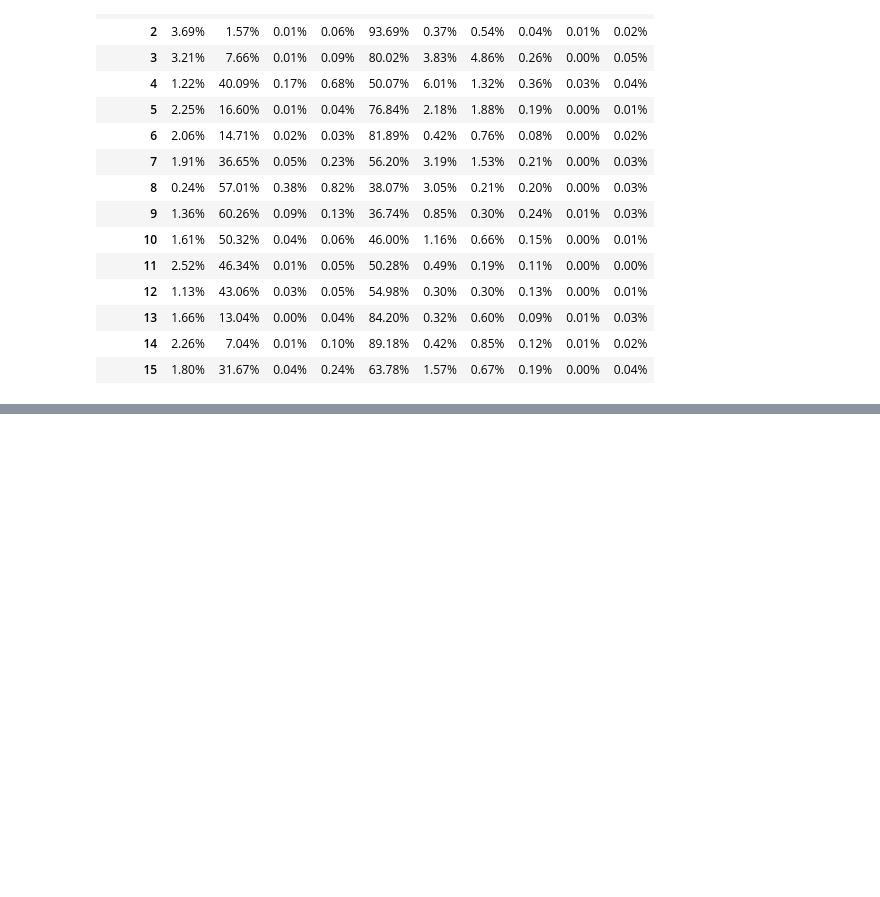
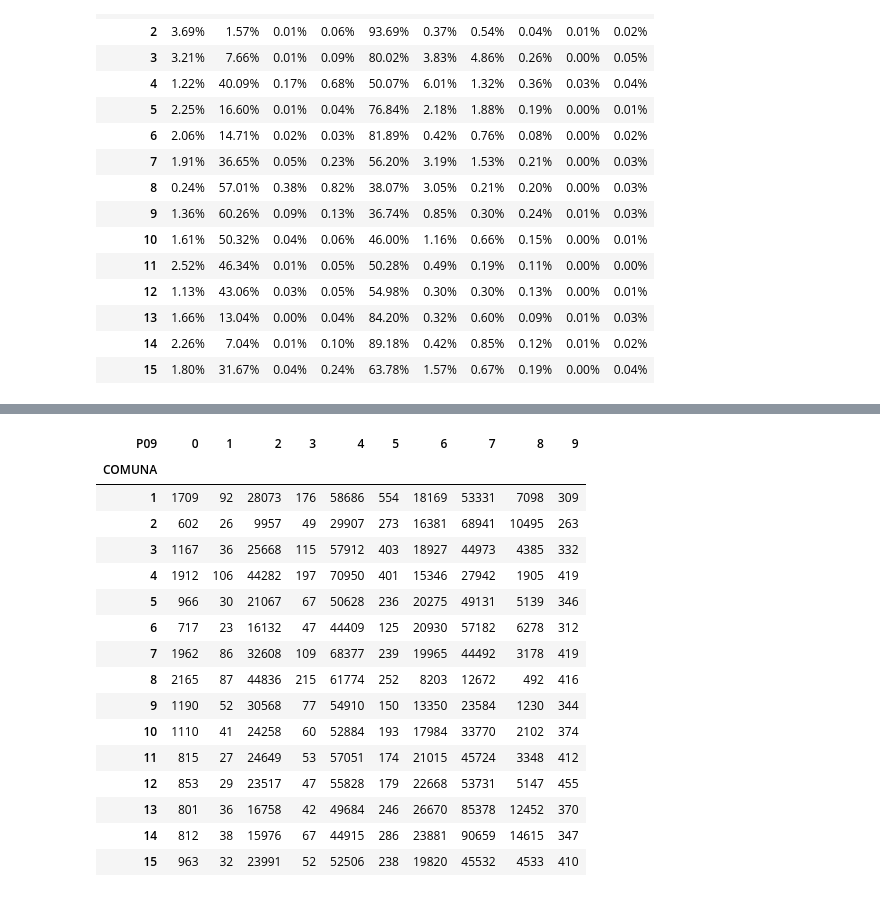
Before and after one commit to miller862/GRUPO_GANADOR, a Jupyter notebook: PRESENTACION.ipynb, the cells around one changed output, grey strips where cells are left out. Cells and saved outputs as stored; diff of their text form; code cells hidden in the pictures; blank space fills up the shorter version.

```diff
--- a/PRESENTACION.ipynb
+++ b/PRESENTACION.ipynb
@@ -756,0 +944,21 @@ formatoporcentajeV01XCOMUNAcrosstab.style.format("{:.2%}")
+# %%
+P09XCOMUNAcrosstab= pd.crosstab(votantes.COMUNA,votantes.P09)
+P09XCOMUNAcrosstab
+# %% [output]
+| P09 | 0 | 1 | 2 | 3 | 4 | 5 | 6 | 7 | 8 | 9 |
+| COMUNA |  |  |  |  |  |  |  |  |  |  |
+| 1 | 1709 | 92 | 28073 | 176 | 58686 | 554 | 18169 | 53331 | 7098 | 309 |
+| 2 | 602 | 26 | 9957 | 49 | 29907 | 273 | 16381 | 68941 | 10495 | 263 |
+| 3 | 1167 | 36 | 25668 | 115 | 57912 | 403 | 18927 | 44973 | 4385 | 332 |
+| 4 | 1912 | 106 | 44282 | 197 | 70950 | 401 | 15346 | 27942 | 1905 | 419 |
+| 5 | 966 | 30 | 21067 | 67 | 50628 | 236 | 20275 | 49131 | 5139 | 346 |
+| 6 | 717 | 23 | 16132 | 47 | 44409 | 125 | 20930 | 57182 | 6278 | 312 |
+| 7 | 1962 | 86 | 32608 | 109 | 68377 | 239 | 19965 | 44492 | 3178 | 419 |
+| 8 | 2165 | 87 | 44836 | 215 | 61774 | 252 | 8203 | 12672 | 492 | 416 |
+| 9 | 1190 | 52 | 30568 | 77 | 54910 | 150 | 13350 | 23584 | 1230 | 344 |
+| 10 | 1110 | 41 | 24258 | 60 | 52884 | 193 | 17984 | 33770 | 2102 | 374 |
+| 11 | 815 | 27 | 24649 | 53 | 57051 | 174 | 21015 | 45724 | 3348 | 412 |
+| 12 | 853 | 29 | 23517 | 47 | 55828 | 179 | 22668 | 53731 | 5147 | 455 |
+| 13 | 801 | 36 | 16758 | 42 | 49684 | 246 | 26670 | 85378 | 12452 | 370 |
+| 14 | 812 | 38 | 15976 | 67 | 44915 | 286 | 23881 | 90659 | 14615 | 347 |
+| 15 | 963 | 32 | 23991 | 52 | 52506 | 238 | 19820 | 45532 | 4533 | 410 |
```
Also changed, not shown: parts of 57 cells of this notebook.
